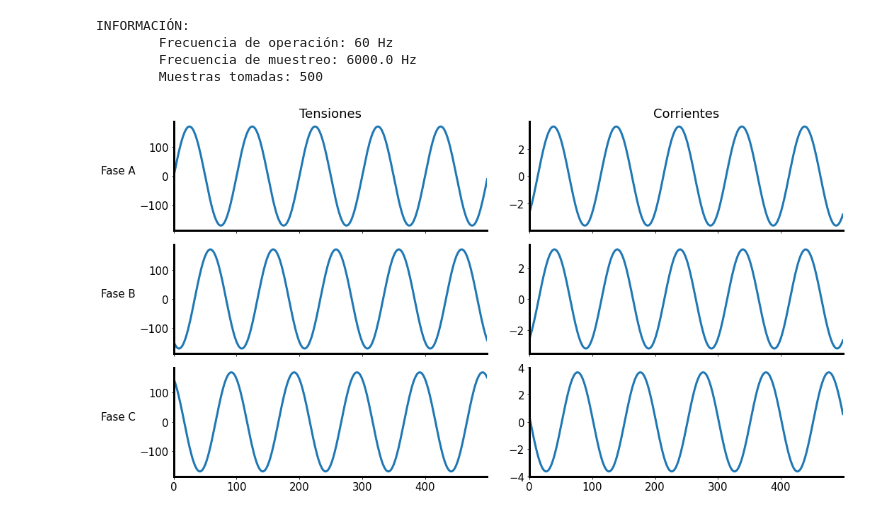
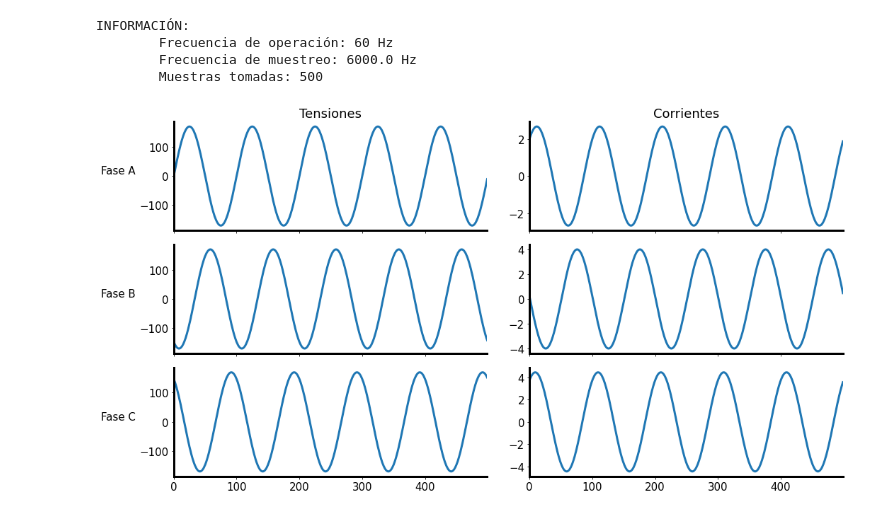
Before and after one commit to JulianDPastrana/signal_analysis, a Jupyter notebook: seniales_sinusoidales_sinteticas.ipynb, the cells around one changed output. Cells and saved outputs as stored; diff of their text form; code cells hidden in the pictures.

Commit message:
Remove seed

```diff
--- a/seniales_sinusoidales_sinteticas.ipynb
+++ b/seniales_sinusoidales_sinteticas.ipynb
@@ -5,16 +5,16 @@ import numpy as np
 import matplotlib.pyplot as plt
 
 
-def signal_generation(seed):
+def signal_generation():
     """
     Retorna señales de tensiones y corrientes trifasicas desbalanceadas.
+    Las señales de tensión presentan un valor RMS de 120 V en secuencia
+    positiva. Las señales de corriente son generadas a partir de cargas
+    lineales aleatorias.
 
     Parámetros
     ----------
-    seed : entero
-        Semilla aleatoria utilizada para inicializar el generador de
-        números aleatorios. Puede tomar cualquier valor entero entre 0
-        y 2**32-1.
+    None :
 
     Retorna
     -------
@@ -35,7 +35,7 @@ def signal_generation(seed):
     F = 60
     Ts = 1/(100*F)
     t = np.arange(0.0, 5/60, Ts)
-    rs = np.random.RandomState(seed)
+    rs = np.random.RandomState()
     N = t.size
     voltages = np.empty([3, N], dtype=complex)
     voltages[0] = 169.7056*np.exp(2j*np.pi*F*t)
@@ -67,32 +67,32 @@ def signal_generation(seed):
         f'\tFrecuencia de muestreo: {1/Ts} Hz',
         f'\tMuestras tomadas: {N}\n'])
 
     print(info)
 
     col_labels = ["Tensiones", "Corrientes"]
     row_labels = ["Fase A", "Fase B", "Fase C"]
     fig, axs = plt.subplots(3, 2, sharex=True)
     for i in range(3):
         axs[i, 0].plot(voltages[i])
         axs[i, 1].plot(currents[i])
 
     for ax, col in zip(axs[0], col_labels):
         ax.set_title(col)
 
     for ax, row in zip(axs[:,0], row_labels):
         ax.set_ylabel(row, rotation=0, labelpad=30)
 
     fig.tight_layout()
     plt.show()
 
     return voltages, currents
 
 
 if __name__ == '__main__':
-    tensiones, currents = signal_generation(100)
+    tensiones, corrientes = signal_generation()
 # %% [output]
 INFORMACIÓN:
         Frecuencia de operación: 60 Hz
         Frecuencia de muestreo: 6000.0 Hz
         Muestras tomadas: 500
-[figure, old version]
+[figure, new version]
```
Also changed, not shown: parts of 4 cells of this notebook.
